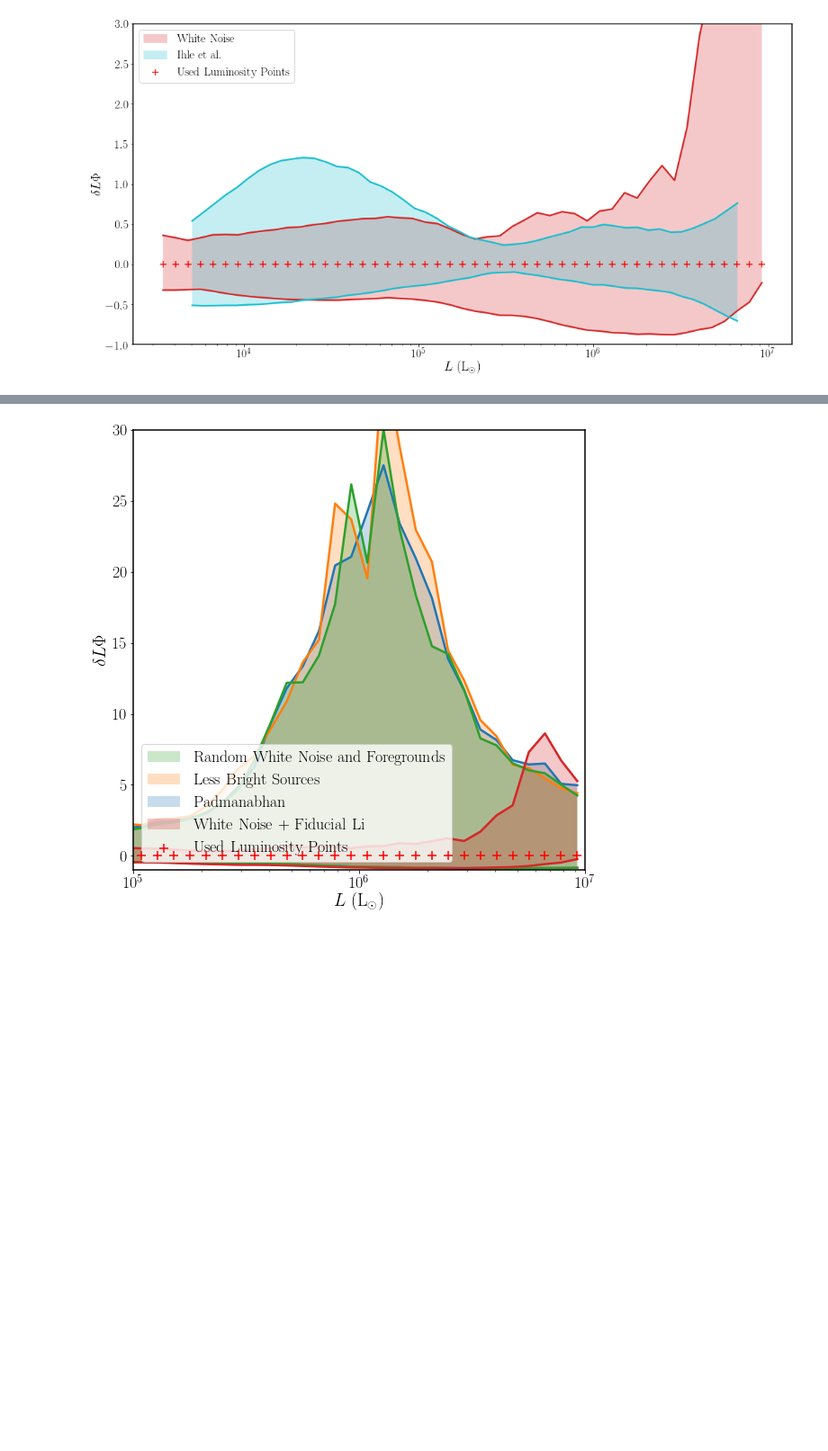
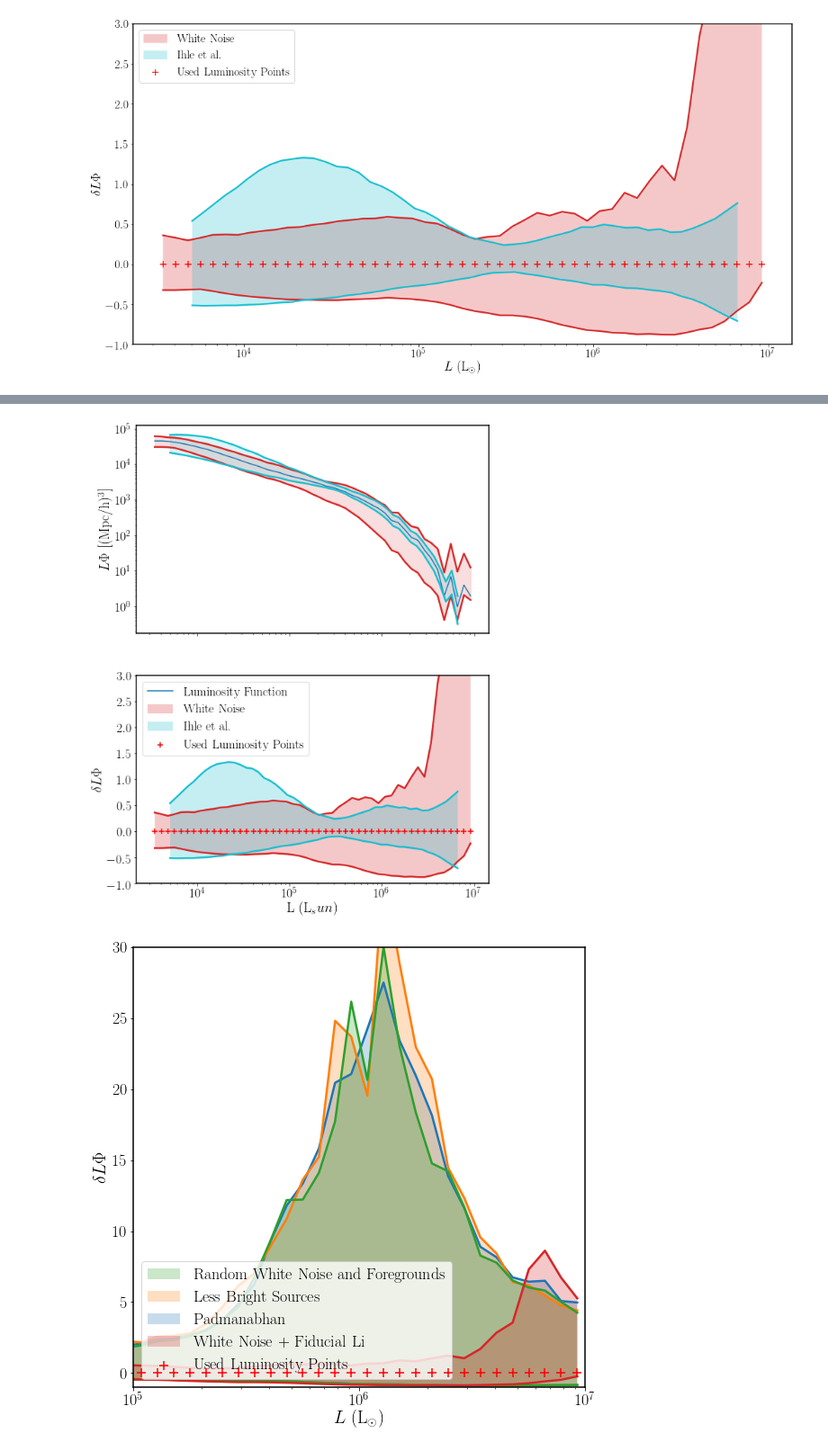
Before and after one commit to dnpfeffer/intensitymap_cnn, a Jupyter notebook: scripts/paper_plots.ipynb, the cells around one changed output, grey strips where cells are left out. Shown at 90% size. Saved outputs shown, nothing was run; the diff lists cells and outputs as text; code cells hidden in the pictures; blank space fills up the shorter version.

```diff
--- a/scripts/paper_plots.ipynb
+++ b/scripts/paper_plots.ipynb
@@ -445,3 +315,54 @@ plt.savefig('../figures/Ihle_comparison.pdf', bbox_inches='tight')
+# %%
+fig, ax = plt.subplots(2, 1, sharex=True, figsize=(9, 12))
+
+ax[0].plot(lumLogBinCents, lums, label='Luminosity Function')
+
+color = 'tab:red'
+p = ax[0].fill_between(lumLogBinCents, lums*(1+nfr_noisy_resnet_basic_Li_pred.transformed_res_conf_interval[:,0]),
+                 lums*(1+nfr_noisy_resnet_basic_Li_pred.transformed_res_conf_interval[:,1]),
+                 alpha=0.15, label='White Noise', color=color)
+color = p.get_facecolor()
+ax[0].plot(lumLogBinCents[:nfr_noisy_resnet_basic_Li_pred.lum_func_size],
+        lums*(1+nfr_noisy_resnet_basic_Li_pred.transformed_res_conf_interval[:,0]),
+        color=color[0][:-1], linewidth=2.5)
+ax[0].plot(lumLogBinCents[:nfr_noisy_resnet_basic_Li_pred.lum_func_size],
+        lums*(1+nfr_noisy_resnet_basic_Li_pred.transformed_res_conf_interval[:,1]),
+        color=color[0][:-1], linewidth=2.5)
+
+color = 'tab:cyan'
+p = ax[0].fill_between(simulated_lum, lum_to_ihle*(1-2*lower_err/simulated_phi), lum_to_ihle*(1+2*upper_err/simulated_phi),
+                 alpha=0.15, label='Ihle et al.', color=color)
+color = p.get_facecolor()
+ax[0].plot(simulated_lum, lum_to_ihle*(1-2*lower_err/simulated_phi), color=color[0][:-1], linewidth=2.5)
+ax[0].plot(simulated_lum, lum_to_ihle*(1+2*upper_err/simulated_phi), color=color[0][:-1], linewidth=2.5)
+
+ax[0].set_xscale('log')
+ax[0].set_yscale('log')
+ax[0].set_ylabel('$L \Phi$ [(Mpc/h)$^3$]')
+
+
+colors = ['tab:red']
+ax[1] = lnn.plot_res_contour_full(res_list2, lumLogBinCents, lum_points=True, colors=colors, plot_range=[-1, 3],
+                                  ax=ax[1], lum_point_size=50)
+
+color = 'tab:cyan'
+ax[1] = lnn.plot_outside_contour(ax[1], [-2*lower_err/simulated_phi, 2*upper_err/simulated_phi], simulated_lum,
+                          'Ihle et al.', alpha=0.25, color=color)
+
+handles_top, labels_top= ax[0].get_legend_handles_labels()
+
+handles_bottom, labels_bottom = ax[1].get_legend_handles_labels()
+ordering_bottom = [0,2,1]
+handles_bottom = [handles_top[0]] + [handles_bottom[i] for i in ordering_bottom]
+labels_bottom = [labels_top[0]] + [labels_bottom[i] for i in ordering_bottom]
+ax[1].legend(handles_bottom, labels_bottom, loc='upper left')
+
+ax[1].set_ylabel(r'$\delta L \Phi$')
+
+plt.show()
+# plt.savefig('../figures/Ihle_comparison_full.pdf', bbox_inches='tight')
+# %% [output]
+[figure, added]
 # %%
 res_list2 = [nfr_noisy_foreground_random_resnet_pred, less_high_sources_pred, basic_Padmanabhan_pred]
 res_list2.reverse()
```
Also changed, not shown: parts of 25 cells of this notebook, 16 other files.
